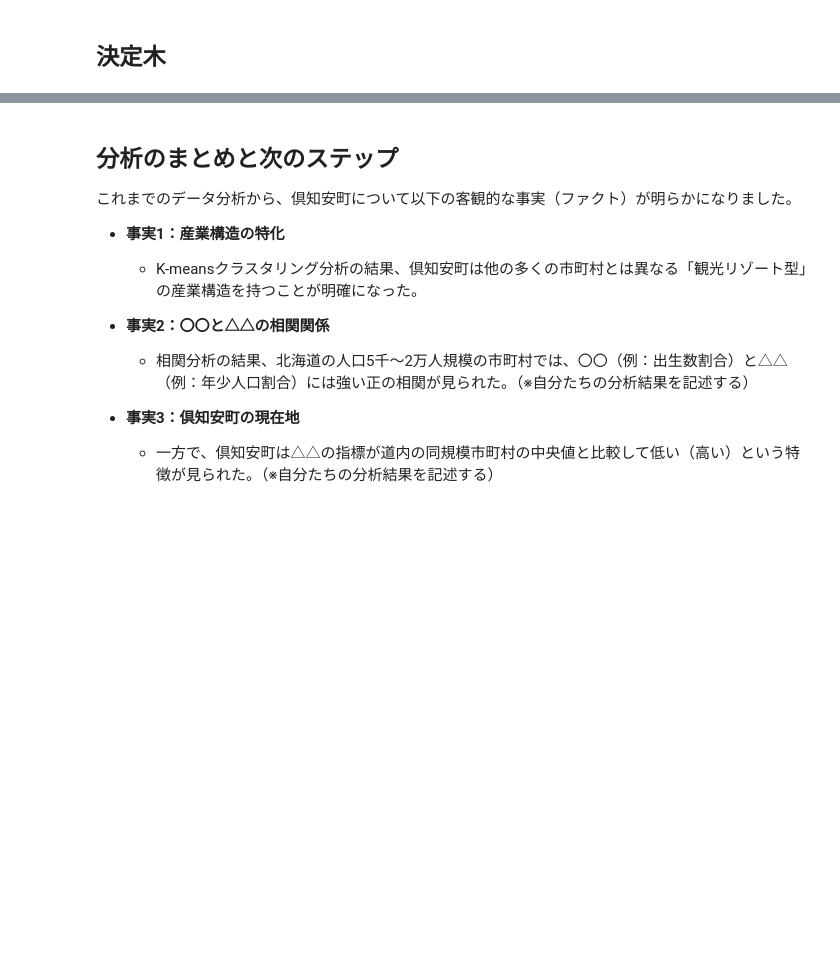
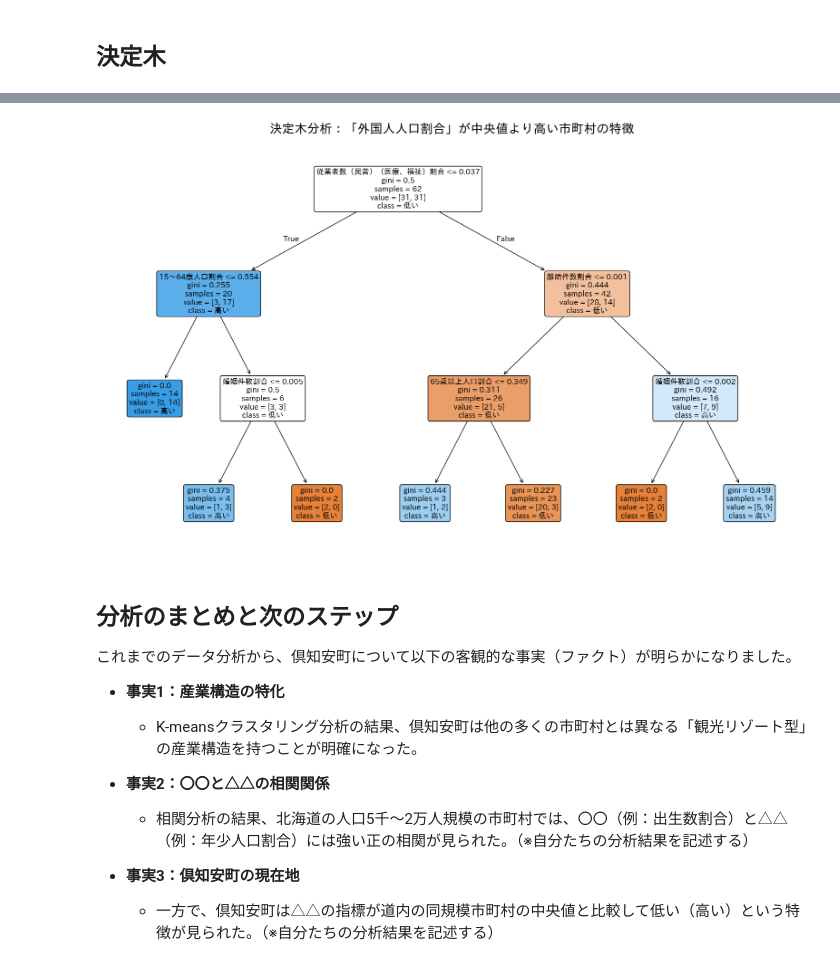
Before and after one commit to hirossk/khs, a Jupyter notebook: 倶知安高校データ分析・情報Ⅱ.ipynb, the cells around one changed output, grey strips where cells are left out. Saved outputs shown, nothing was run; the diff lists cells and outputs as text; code cells hidden in the pictures; blank space fills up the shorter version.

```diff
--- a/倶知安高校データ分析・情報Ⅱ.ipynb
+++ b/倶知安高校データ分析・情報Ⅱ.ipynb
@@ -916,16 +926,32 @@ AIが北海道の市町村を、産業の特色に応じて自動的に4つの
 # %% [markdown]
 ## 決定木
 # %%
+# =======================================================================================
+# 決定木分析プログラム
+# =======================================================================================
+#
+# 目的：
+# 北海道内の市町村データを使い、ある指標（目的変数）が中央値より高いか低いかを、
+# 他のデータ（説明変数）から予測・分類する決定木モデルを作成し、可視化します。
+# これにより、目的変数に影響を与えている可能性のある要因を探ります。
+#
+# =======================================================================================
+
+# ---------------------------------------------------------------------------------------
+# ステップ1：準備（必要なライブラリのインポート）
+# ---------------------------------------------------------------------------------------
+import pandas as pd
+import matplotlib.pyplot as plt
+from sklearn.model_selection import train_test_split
+from sklearn.tree import DecisionTreeClassifier, plot_tree
+
 # ---------------------------------------------------------------------------------------
 # ステップ2：分析用データの準備
 # ---------------------------------------------------------------------------------------
-# 欠損値が多いと分析が難しくなるため、分析に必要な列に絞って欠損値のある行を削除
-
-# 【修正点①】分析の目的である「15歳未満人口割合」をリストに追加
-# 【修正点②】重複していた「出生数割合」を一つに修正
+# 分析に使用するデータの列（カラム）をリストで指定
 analysis_columns = [
     '市区町村',
-    '15歳未満人口割合', # ← 目的変数として必要なので追加
+    '15歳未満人口割合',
     '15〜64歳人口割合',
     '65歳以上人口割合',
     '出生数割合',
@@ -933,38 +959,44 @@ analysis_columns = [
     '転入者数（日本人移動者）割合',
     '婚姻件数割合',
     '離婚件数割合',
-    '従業者数（民営）（医療、福祉）割合'
+    '外国人人口割合',
+    '従業者数（民営）（医療、福祉）割合',
+    '従業者数（民営）（宿泊業、飲食サービス業）割合'
 ]
 
-# 【修正点③】analysis_columnsのリストを使って複数の列を抽出します。
+# 元のデータフレーム'df'から、分析に必要な列のみを抽出して新しいデータフレーム'df_tree'を作成
 df_tree = df[analysis_columns].copy()
-# .dropna()で欠損値のある行をまとめて削除
+# 欠損値(データが存在しないセル)が含まれる行を削除
 df_tree.dropna(inplace=True)
 
+# ◆目的変数を指定◆
+# この指標が「中央値より高いか低いか」を分類します。
+data_axis = '外国人人口割合'
 
-# 目的変数（Y）：年少人口割合が中央値より高いか低いかで分類
-# 中央値より高ければ「1（高い）」、低ければ「0（低い）」とする
-# 【修正点④】基準を分析したい「15歳未満人口割合」に変更
-median_young_pop = df_tree['出生数割合'].median()
-df_tree['target'] = (df_tree['出生数割合'] > median_young_pop).astype(int)
+# 目的変数（Y）を作成：
+# data_axisで指定した列の各市町村の値が、全体の「中央値」より高いか低いかを判定します。
+# 中央値より高ければ「1」、低ければ「0」として、新しい'target'列に追加します。
+median_value = df_tree[data_axis].median()
+df_tree['target'] = (df_tree[data_axis] > median_value).astype(int)
 
-# 説明変数（X）：年少人口割合に影響を与えそうな要因
-# '市区町村' と目的変数 'target', 元データ '15歳未満人口割合' を除いたものが説明変数
-features = df_tree.drop(['市区町村', '出生数割合', 'target'], axis=1)
-target = df_tree['target']
+# 説明変数（X）を作成：
+# 分類に使う要因となるデータです。
+# 市区町村名、分類の元データ(data_axis)、分類結果(target)を除いた全ての列を説明変数とします。
+features = df_tree.drop(['市区町村', data_axis, 'target'], axis=1)
+target = df_tree['target'] # scikit-learnで使うため、目的変数の列を別途用意
 
 print(f"\n✅ 分析用データ（{len(df_tree)}件）の準備が完了しました。")
-print(f"出生数割合の中央値: {median_young_pop:.3f}")
+print(f"分類基準となる「{data_axis}」の中央値: {median_value:.3f}")
 
 
 # ---------------------------------------------------------------------------------------
 # ステップ3：決定木モデルの作成と学習
 # ---------------------------------------------------------------------------------------
-# 決定木分類器を作成します。
-# max_depth=3 とすることで、木の深さを3階層に制限し、見やすくします。
+# 決定木分類器のインスタンス（設計図のようなもの）を作成します。
+# max_depth=3 とすることで、木の深さ（分岐の回数）を3階層に制限し、結果を見やすくします。
 dt_model = DecisionTreeClassifier(max_depth=3, random_state=0)
 
-# モデルを学習させます
+# モデルに説明変数（features）と目的変数（target）を渡して学習させます。
 dt_model.fit(features, target)
 
 print("\n✅ 決定木モデルの学習が完了しました。")
@@ -973,14 +1005,19 @@ print("\n✅ 決定木モデルの学習が完了しました。")
 # ---------------------------------------------------------------------------------------
 # ステップ4：決定木のグラフ化（可視化）
 # ---------------------------------------------------------------------------------------
-plt.figure(figsize=(20, 12)) # グラフのサイズを大きくして見やすくする
+# グラフの描画サイズを指定
+plt.figure(figsize=(20, 12))
 
+# plot_tree関数を使って、学習した決定木モデルを可視化します。
 plot_tree(dt_model,
-          feature_names=features.columns,
-          class_names=['低い', '高い'], # 0が「低い」、1が「高い」に対応
-          filled=True,
-          rounded=True,
+          feature_names=features.columns, # 各分岐で使われる変数名
+          class_names=['低い', '高い'],      # 分類結果のクラス名 (0='低い', 1='高い')
+          filled=True,                    # ノードを色分けする
+          rounded=True,                   # ノードの角を丸くする
           fontsize=12)
 
-plt.title("決定木分析：年少人口割合が中央値より高い市町村の特徴", fontsize=20)
+# グラフのタイトルを設定
+plt.title("決定木分析：「" + data_axis + "」が中央値より高い市町村の特徴", fontsize=20)
+# グラフを表示
 plt.show()
+# %% [output]
@@ -987,3 +1028,4 @@ plt.show()
+[figure, added]
 # %% [markdown]
 ## 分析のまとめと次のステップ
 
```
Also changed, not shown: parts of 28 cells of this notebook.
